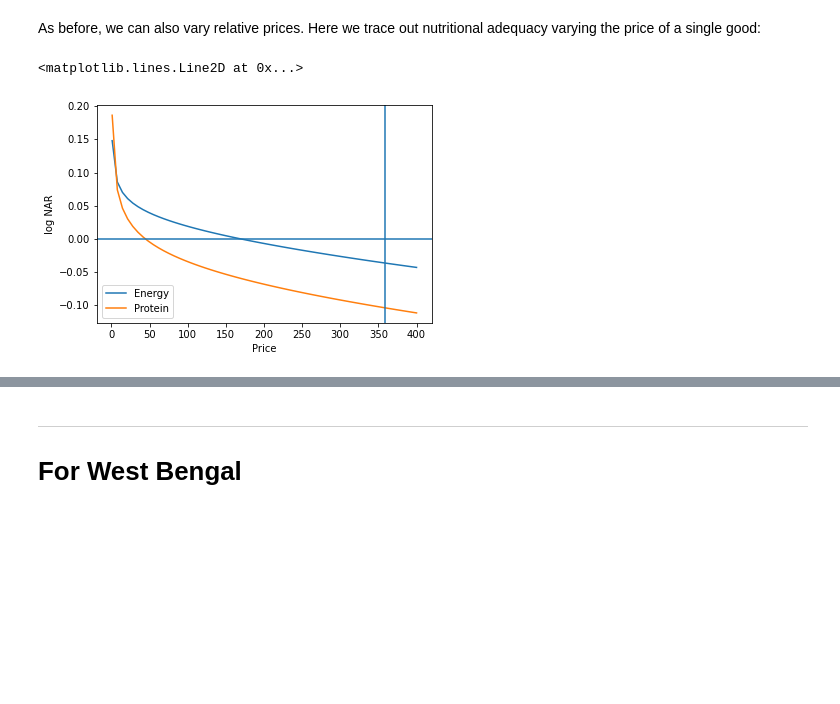
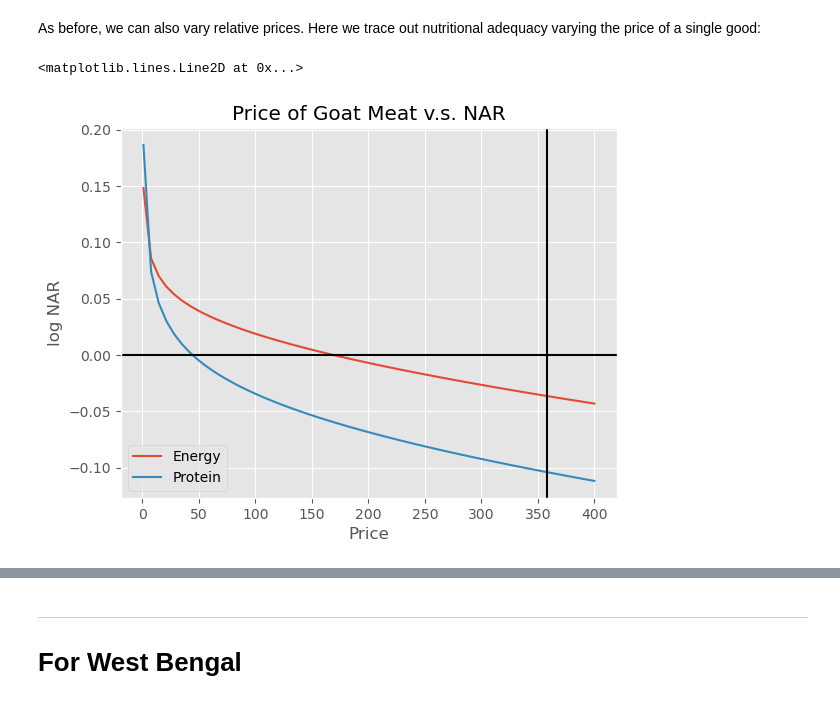
Before and after one commit to aiaay/EEP-153-Project-4_Group-Zilberman, a Jupyter notebook: EEP153_Project 4_Zilberman_Draft_Tamil_Nadu.ipynb, the cells around one changed output, grey strips where cells are left out. Drawn from its saved outputs; the diff is of its cells as text; code cells hidden in the pictures; blank space fills up the shorter version.

```diff
--- a/EEP153_Project 4_Zilberman_Draft_Tamil_Nadu.ipynb
+++ b/EEP153_Project 4_Zilberman_Draft_Tamil_Nadu.ipynb
@@ -229,6 +230,9 @@ urd                           1.016945
 wheat/atta - P.D.S.           1.131145
 wheat/atta - other sources    1.395328
 Name: quantities, Length: 90, dtype: float64
+# %%
+plt.rcParams.update(plt.rcParamsDefault)
+plt.style.use('ggplot')
 # %% [markdown]
 Now we can trace out demands for a household with median budget but varying prices of one good while holding other prices fixed:
 # %% [markdown]
@@ -609,24 +617,24 @@ As before, we can also vary relative prices.  Here we trace out nutritional adeq
 # %%
 poorer_x = reference_x/2.5
 
 good = 'goat meat'
 
 ExNutrients = ['Energy', 'Protein']
 
 Pscale = np.linspace(1,400,60).tolist()
 
 log_nar = {s0:np.log(nutrient_adequacy_ratio(poorer_x,my_prices(s0,p,i=good)))[ExNutrients] for s0 in Pscale}
 
 log_nar = pd.DataFrame(log_nar).T
 
 ax = log_nar.plot(ylabel='log NAR',xlabel='Price')
+ax.set_title("Price of Goat Meat v.s. NAR")
 
-
-ax.axhline(0)
-ax.axvline(p[good])
+ax.axhline(0, color = 'k')
+ax.axvline(p[good],color = 'k')
 
 #vertical line atural price of good
-#horizaon line: if you are above, you have adequate nutrition
+#horizontal line: if you are above, you have adequate nutrition
 # %% [output]
 <matplotlib.lines.Line2D at 0x...>
-[figure, old version]
+[figure, new version]
```
Also changed, not shown: parts of 16 cells of this notebook.
